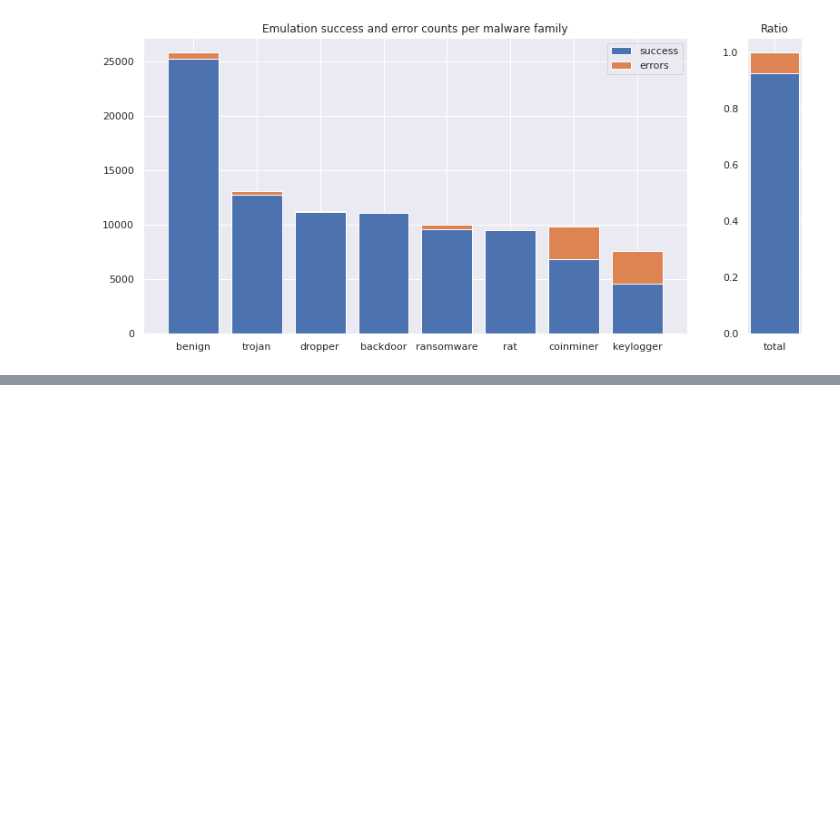
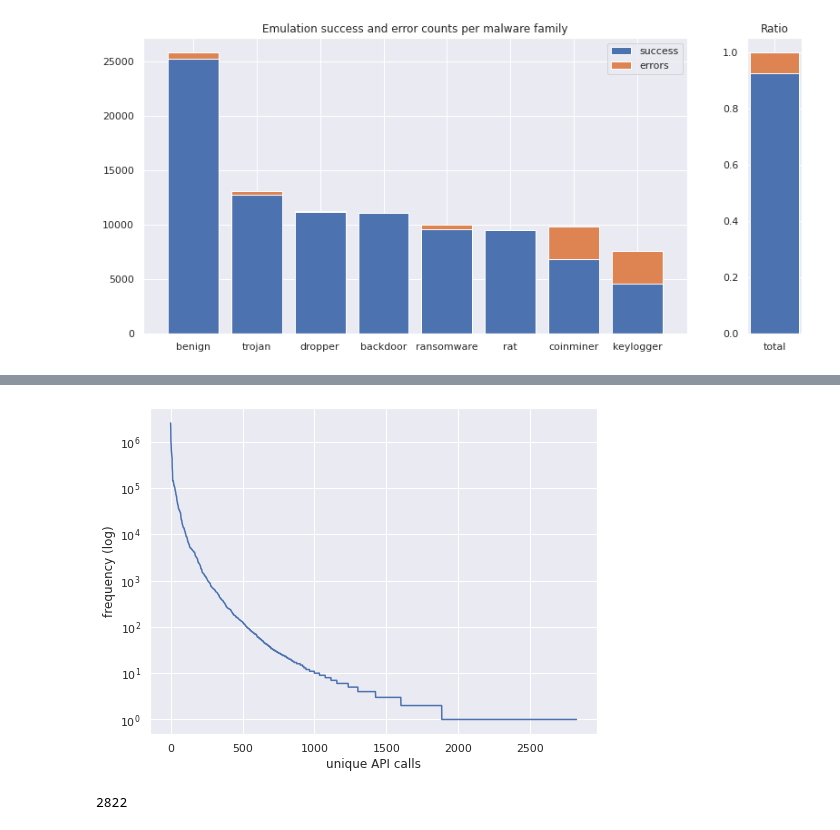
Before and after one commit to dtrizna/quo.vadis, a Jupyter notebook: data/emulation.dataset/analysis/eda.ipynb, the cells around one changed output, grey strips where cells are left out. Saved outputs shown, nothing was run; the diff lists cells and outputs as text; code cells hidden in the pictures; blank space fills up the shorter version.

Commit message:
analysis of emulation dataset

```diff
--- a/data/emulation.dataset/analysis/eda.ipynb
+++ b/data/emulation.dataset/analysis/eda.ipynb
@@ -48,3 +50,8 @@ _ = ax[1].set_title("Ratio", fontsize=12)
 #ax[1].yaxis.tick_right()
 # %% [output]
 [figure]
+# %%
+# grep -r emulation_logs/ -ie "Err" | cut -d" " -f6- | sed 's/PeX86Exe.*$//' | sed 's/args.*$//'| sed 's/0x[a-f0-9]*//' > errors.lst
+with open("errors.lst") as f:
+    data = f.readlines()
+data = [x.replace("[-]","").strip() for x in data if "ordinal_100" not in x.lower() and len(x.strip()) > 0]
@@ -50,0 +99,14 @@ _ = ax[1].set_title("Ratio", fontsize=12)
+# %%
+report_apiseqlist = []
+for folder in os.listdir(".."):
+    if folder.startswith("report_"):
+        print("\n",folder)
+        files = os.listdir("../"+folder)
+        reports = [x for x in files if x.endswith("json")]
+        for i,report in enumerate(reports):
+            print(f"{i}/{len(reports)}", end="\r")
+            report_apiseqlist.append(report_to_apiseq("../"+folder+"/"+report))
+
+df = pd.DataFrame(report_apiseqlist)
+del report_apiseqlist
+df.head()
@@ -50,0 +136,17 @@ _ = ax[1].set_title("Ratio", fontsize=12)
+# %%
+from collections import Counter
+apicounts = Counter(flatten(df["api.seq"].values))
+values = [x[1] for x in apicounts.most_common()]
+# %%
+plt.figure(figsize=(8,6))
+plt.plot(values)
+plt.ylabel("frequency (log)")
+plt.xlabel("unique API calls")
+# plt.xlim([0,1500])
+_ = plt.yscale("log")
+# %% [output]
+[figure, added]
+# %%
+len(apicounts)
+# %% [output]
+2822
```
Also changed, not shown: parts of 14 cells of this notebook, 2 other files.
